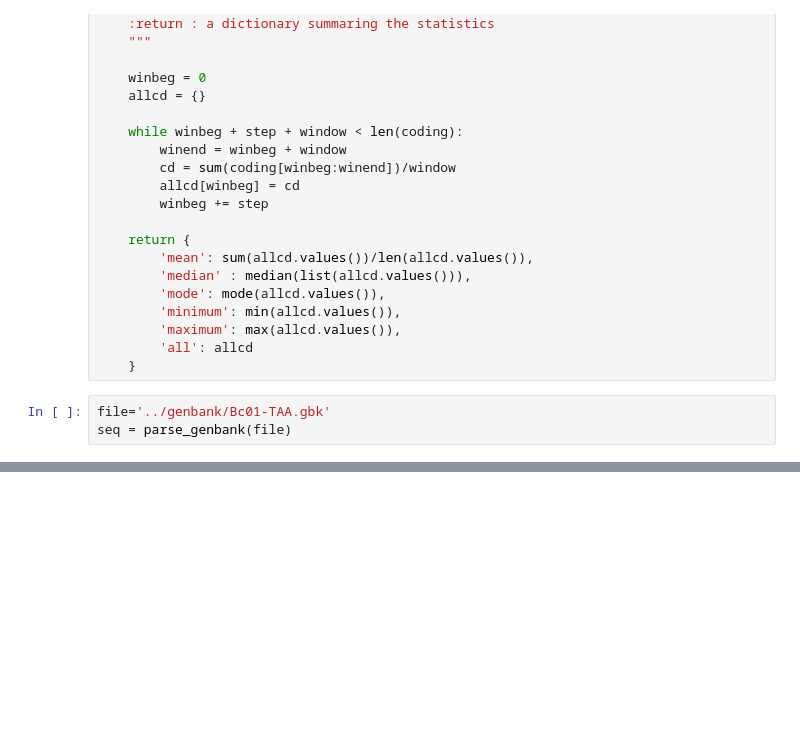
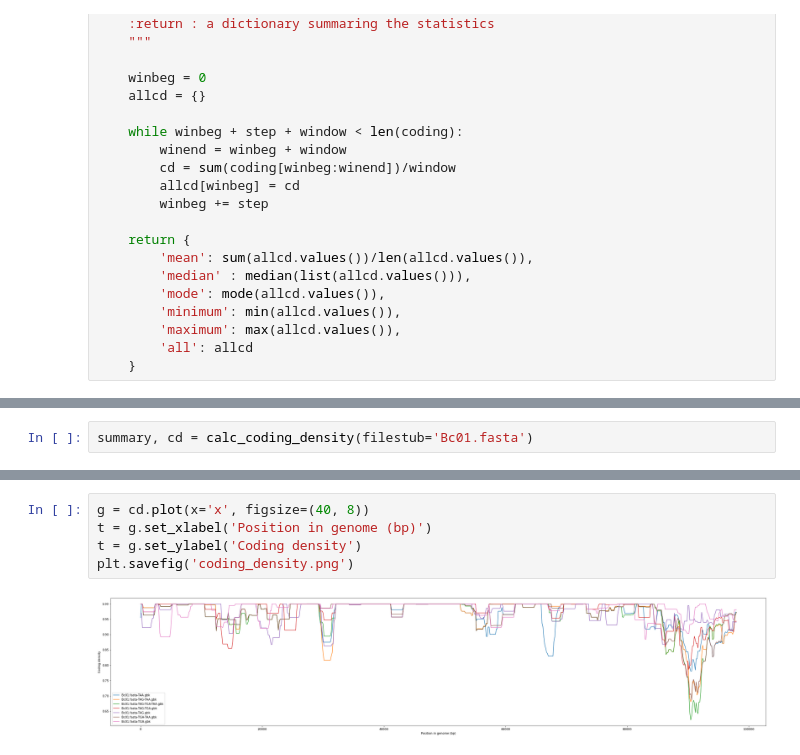
Before and after one commit to susiegriggo/Phicore, a Jupyter notebook: coding_density/CDdistributions.ipynb, the cells around one changed output, grey strips where cells are left out. Drawn from its saved outputs; the diff is of its cells as text; blank space fills up the shorter version.

```diff
--- a/coding_density/CDdistributions.ipynb
+++ b/coding_density/CDdistributions.ipynb
@@ -56,6 +60,3 @@ def coding_stats(coding: list[int], window: int, step: int, verbose: bool = Fals
         'maximum': max(allcd.values()),
         'all': allcd
     }
-# %%
-file='../genbank/Bc01-TAA.gbk'
-seq = parse_genbank(file)
@@ -109,0 +119,2 @@ sns.boxplot(data=df)
+# %%
+summary, cd = calc_coding_density(filestub='Bc01.fasta')
@@ -109,0 +138,7 @@ sns.boxplot(data=df)
+# %%
+g = cd.plot(x='x', figsize=(40, 8))
+t = g.set_xlabel('Position in genome (bp)')
+t = g.set_ylabel('Coding density')
+plt.savefig('coding_density.png')
+# %% [output]
+[figure, added]
```
Also changed, not shown: parts of 9 cells of this notebook.
